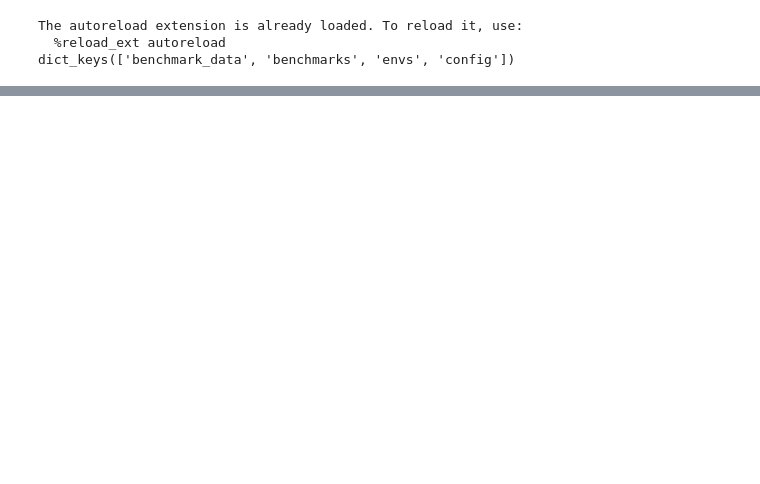
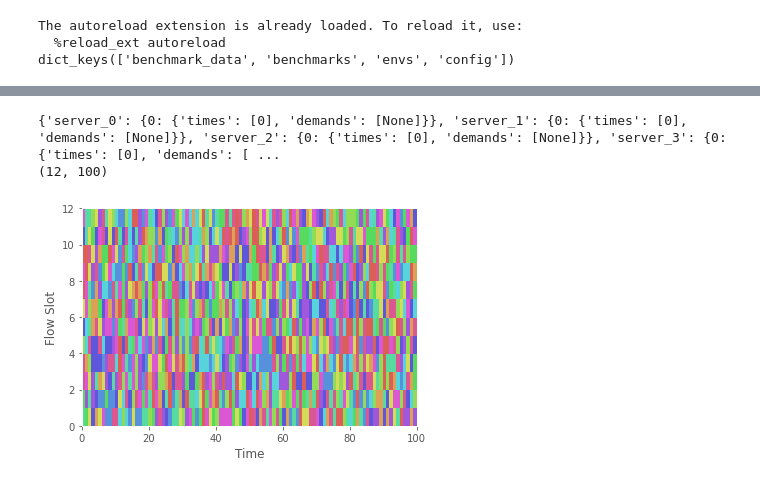
Before and after one commit to cwfparsonson/trafpy, a Jupyter notebook: notebooks/benchmark_plotbed.ipynb, the cells around one changed output, grey strips where cells are left out. Drawn from its saved outputs; the diff is of its cells as text; code cells hidden in the pictures; blank space fills up the shorter version.

Commit message:
:zap: Added grid slot evolution dict tracking.

```diff
--- a/notebooks/benchmark_plotbed.ipynb
+++ b/notebooks/benchmark_plotbed.ipynb
@@ -110,0 +90,50 @@ Average flow completion time (FCT): 703296.0702420152
+# %%
+import matplotlib.pyplot as plt
+import numpy as np
+from matplotlib.colors import LogNorm
+
+def plot_demand_slot_colour_grid(data, max_time, demand_slots, num_classes, show_figure=False):
+
+    # set colours
+    class_colours = sns.color_palette(palette='hls', n_colors=num_classes, desat=None)
+    cmap = colors.ListedColormap(class_colours)
+    # cmap=None
+
+    # plot grid
+    fig, ax = plt.subplots()
+    c = ax.pcolor(Z, cmap=cmap)
+
+    plt.xlabel('Time')
+    plt.ylabel('Flow Slot')
+
+    plt.show()
+# %%
+import matplotlib.pyplot as plt
+import numpy as np
+from matplotlib.colors import LogNorm
+
+env = envs[0]
+
+# define data
+max_time = 100
+flow_slots = 12
+num_classes = 12
+
+grid_slot_dict = {ep:
+                    {channel:
+                        {'times': [0],
+                         'demands': [None]}
+                     for channel in range(env.network.graph['num_channels_per_link'])}
+                  for ep in env.network.graph['endpoints']}
+print(grid_slot_dict)
+
+Z = np.random.rand(flow_slots, max_time) * num_classes
+Z = Z.astype(int)
+print(Z.shape)
+
+# plot
+plot_demand_slot_colour_grid(Z, max_time=max_time, demand_slots=flow_slots, num_classes=num_classes, show_figure=True)
+# %% [output]
+{'server_0': {0: {'times': [0], 'demands': [None]}}, 'server_1': {0: {'times': [0], 'demands': [None]}}, 'server_2': {0: {'times': [0], 'demands': [None]}}, 'server_3': {0: {'times': [0], 'demands': [ ...
+(12, 100)
+[figure, added]
```
Also changed, not shown: parts of 3 cells of this notebook, 5 other files.
